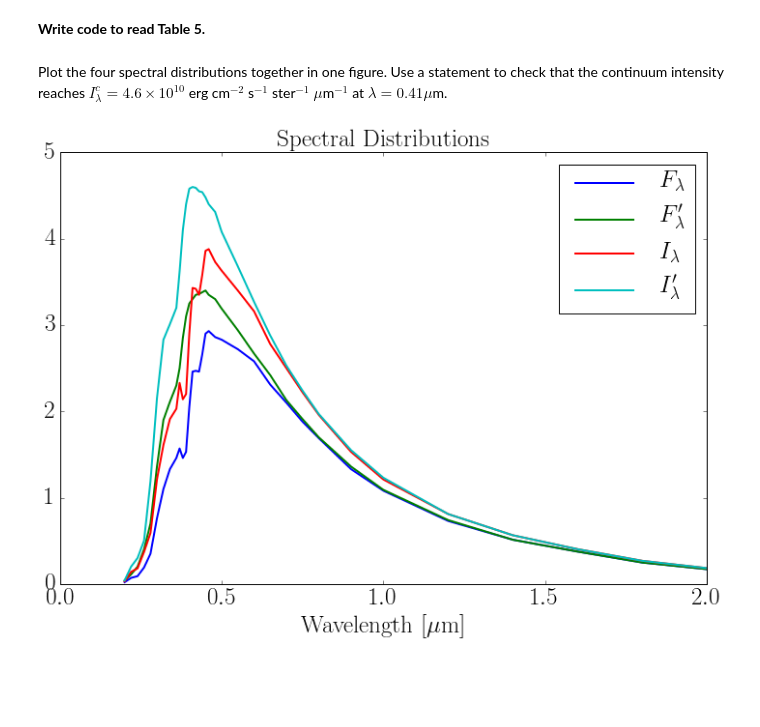
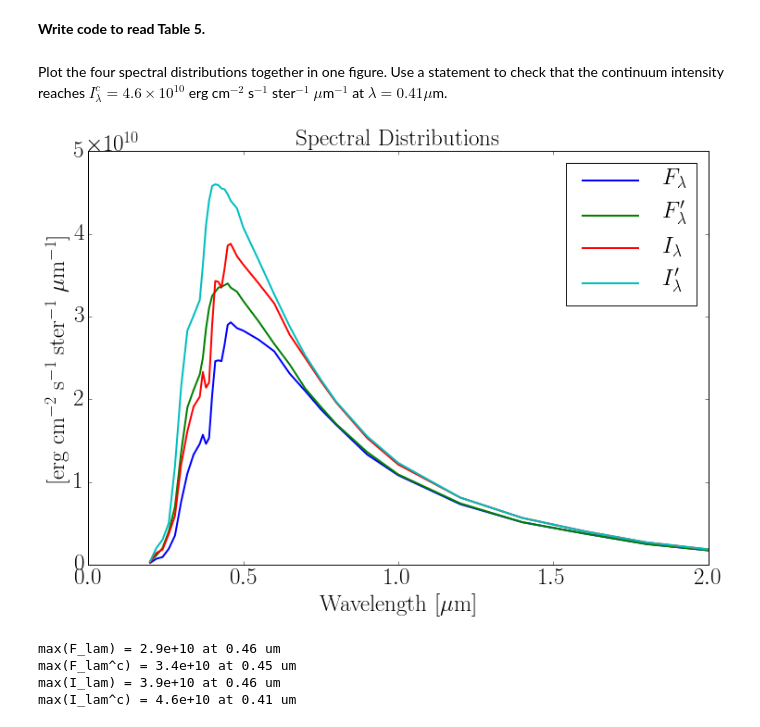
Before and after one commit to jlustigy/astr521, a Jupyter notebook: notebooks/Rutten Lab B2.ipynb, the cells around one changed output. Saved outputs shown, nothing was run; the diff lists cells and outputs as text; code cells hidden in the pictures; blank space fills up the shorter version.

```diff
--- a/notebooks/Rutten Lab B2.ipynb
+++ b/notebooks/Rutten Lab B2.ipynb
@@ -49,28 +49,28 @@ solspect = np.genfromtxt('solspect.dat')
 # Wavelength (microns):
 lam = solspect[:,0]
 # Astrophysical flux at the solar surface with spectral irregularities smoothed:
-Flam = solspect[:,1]
+Flam = solspect[:,1] * 1e10
 # Astrophysical flux at the solar surface for the continuum between lines:
-Flamp = solspect[:,2]
+Flamp = solspect[:,2] * 1e10
 # Radially emergent intensity at the solar surface with spectral irregularities smoothed:
-Ilam = solspect[:,3]
+Ilam = solspect[:,3] * 1e10
 # Radially emergent intensity at the solar surface for the continuum between lines:
-Ilamp = solspect[:,4]
+Ilamp = solspect[:,4] * 1e10
 # %% [markdown]
-Plot the four spectral distributions together in one figure. Use a statement to check that the continuum intensity reaches $I_{\lambda}^c = 4.6 \times 10^{10}$ erg cm$^{−2}$ s$^{−1}$ ster$^{−1}$ $\mu$m$^{−1}$ at $\lambda = 0.41 \mu$m.
+Plot the four spectral distributions together in one figure. Use a statement to check that the continuum intensity reaches $I_{\lambda}^c = 4.6 \times 10^{10}$ erg cm$^{-2}$ s$^{-1}$ ster$^{-1}$ $\mu$m$^{-1}$ at $\lambda = 0.41 \mu$m.
 # %%
 fig = plt.figure(figsize=(12,8))
 gs = gridspec.GridSpec(1,1)
 ax0 = plt.subplot(gs[0])
 ax0.plot(lam,Flam, lw=2.0, label=r"$F_{\lambda}$")
 ax0.plot(lam,Flamp, lw=2.0, label=r"$F_{\lambda}'$")
 ax0.plot(lam,Ilam, lw=2.0, label=r"$I_{\lambda}$")
 ax0.plot(lam,Ilamp, lw=2.0, label=r"$I_{\lambda}'$")
 ax0.legend()
 ax0.set_xlabel(r"Wavelength [$\mu$m]")
-ax0.set_ylabel(r"")
+ax0.set_ylabel(r"[erg cm$^{-2}$ s$^{-1}$ ster$^{-1}$ $\mu$m$^{-1}$]")
 ax0.set_xlim([0,2])
 ax0.set_title("Spectral Distributions")
 plt.show()
 # %% [output]
-[figure, old version]
+[figure, new version]
@@ -78,0 +77,10 @@ print
+# %%
+print 'max(F_lam) =', "{:.1e}".format(np.max(Flam)), 'at', lam[np.max(Flam) == Flam][0], 'um'
+print 'max(F_lam^c) =', "{:.1e}".format(np.max(Flamp)), 'at', lam[np.max(Flamp) == Flamp][0], 'um'
+print 'max(I_lam) =', "{:.1e}".format(np.max(Ilam)), 'at', lam[np.max(Ilam) == Ilam][0], 'um'
+print 'max(I_lam^c) =', "{:.1e}".format(np.max(Ilamp)), 'at', lam[np.max(Ilamp) == Ilamp][0], 'um'
+# %% [output]
+max(F_lam) = 2.9e+10 at 0.46 um
+max(F_lam^c) = 3.4e+10 at 0.45 um
+max(I_lam) = 3.9e+10 at 0.46 um
+max(I_lam^c) = 4.6e+10 at 0.41 um
```
Also changed, not shown: parts of 14 cells of this notebook.
